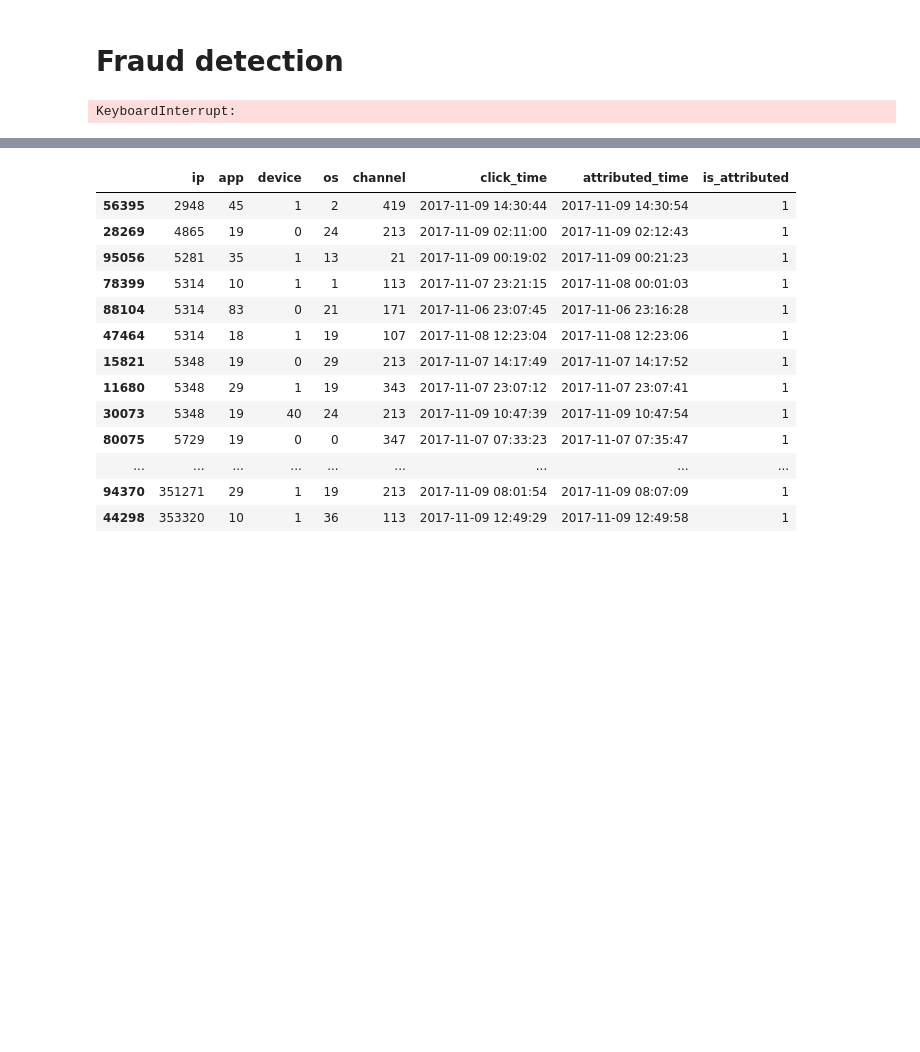
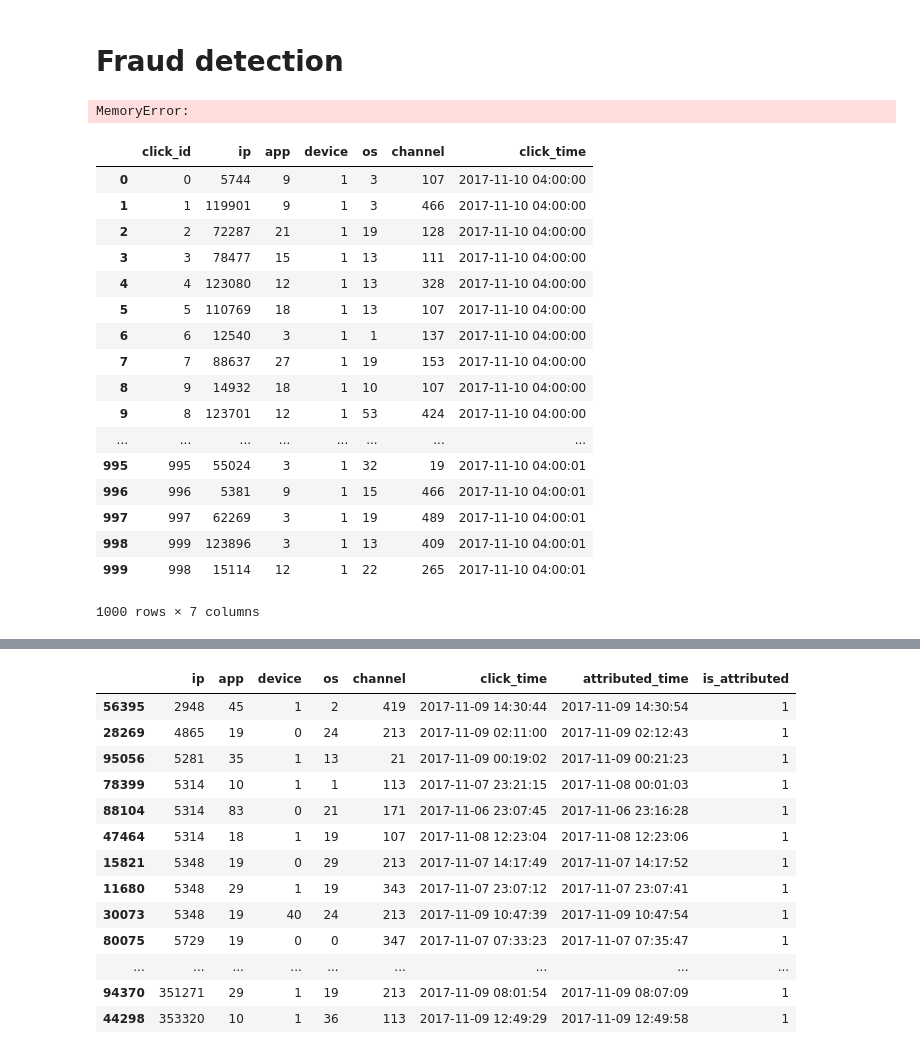
Before and after one commit to MateuszKonopelski/Kaggle, a Jupyter notebook: Project6_FraudDetection/FraudDetection_code.ipynb, the cells around one changed output, grey strips where cells are left out. Drawn from its saved outputs; the diff is of its cells as text; code cells hidden in the pictures; blank space fills up the shorter version.

```diff
--- a/Project6_FraudDetection/FraudDetection_code.ipynb
+++ b/Project6_FraudDetection/FraudDetection_code.ipynb
@@ -8,13 +8,35 @@ import pandas as pd
 dir = 'C:\\Users\\Lenovo\\PycharmProjects\\Kaggle\\Project6_FraudDetection\\data\\'
 # train_sample = pd.read_csv(dir + 'train_sample.csv.zip')
 # train_sample
-chunker = pd.read_csv(dir + 'train.csv.zip', chunksize=10000)
+chunker = pd.read_csv(dir + 'train.csv.zip', chunksize=100000)
 train = pd.DataFrame({'ip': [None], 'app': [None], 'device': [None], 'os': [None], 'channel': [None], 'click_time': [None],
                       'attributed_time': [None], 'is_attributed': [None]})
 for chunk in chunker:
     train = pd.concat([train, chunk])
 # %% [output]
-KeyboardInterrupt:
+MemoryError:
+# %%
+test_sample = pd.read_csv(dir + 'test.csv.zip', nrows=1000)
+test_sample
+# %% [output]
+|  | click_id | ip | app | device | os | channel | click_time |
+| 0 | 0 | 5744 | 9 | 1 | 3 | 107 | 2017-11-10 04:00:00 |
+| 1 | 1 | 119901 | 9 | 1 | 3 | 466 | 2017-11-10 04:00:00 |
+| 2 | 2 | 72287 | 21 | 1 | 19 | 128 | 2017-11-10 04:00:00 |
+| 3 | 3 | 78477 | 15 | 1 | 13 | 111 | 2017-11-10 04:00:00 |
+| 4 | 4 | 123080 | 12 | 1 | 13 | 328 | 2017-11-10 04:00:00 |
+| 5 | 5 | 110769 | 18 | 1 | 13 | 107 | 2017-11-10 04:00:00 |
+| 6 | 6 | 12540 | 3 | 1 | 1 | 137 | 2017-11-10 04:00:00 |
+| 7 | 7 | 88637 | 27 | 1 | 19 | 153 | 2017-11-10 04:00:00 |
+| 8 | 9 | 14932 | 18 | 1 | 10 | 107 | 2017-11-10 04:00:00 |
+| 9 | 8 | 123701 | 12 | 1 | 53 | 424 | 2017-11-10 04:00:00 |
+| ... | ... | ... | ... | ... | ... | ... | ... |
+| 995 | 995 | 55024 | 3 | 1 | 32 | 19 | 2017-11-10 04:00:01 |
+| 996 | 996 | 5381 | 9 | 1 | 15 | 466 | 2017-11-10 04:00:01 |
+| 997 | 997 | 62269 | 3 | 1 | 19 | 489 | 2017-11-10 04:00:01 |
+| 998 | 999 | 123896 | 3 | 1 | 13 | 409 | 2017-11-10 04:00:01 |
+| 999 | 998 | 15114 | 12 | 1 | 22 | 265 | 2017-11-10 04:00:01 |
+1000 rows × 7 columns
 # %%
 train.shape
 # %% [output]
```
Also changed, not shown: parts of 9 cells of this notebook.
